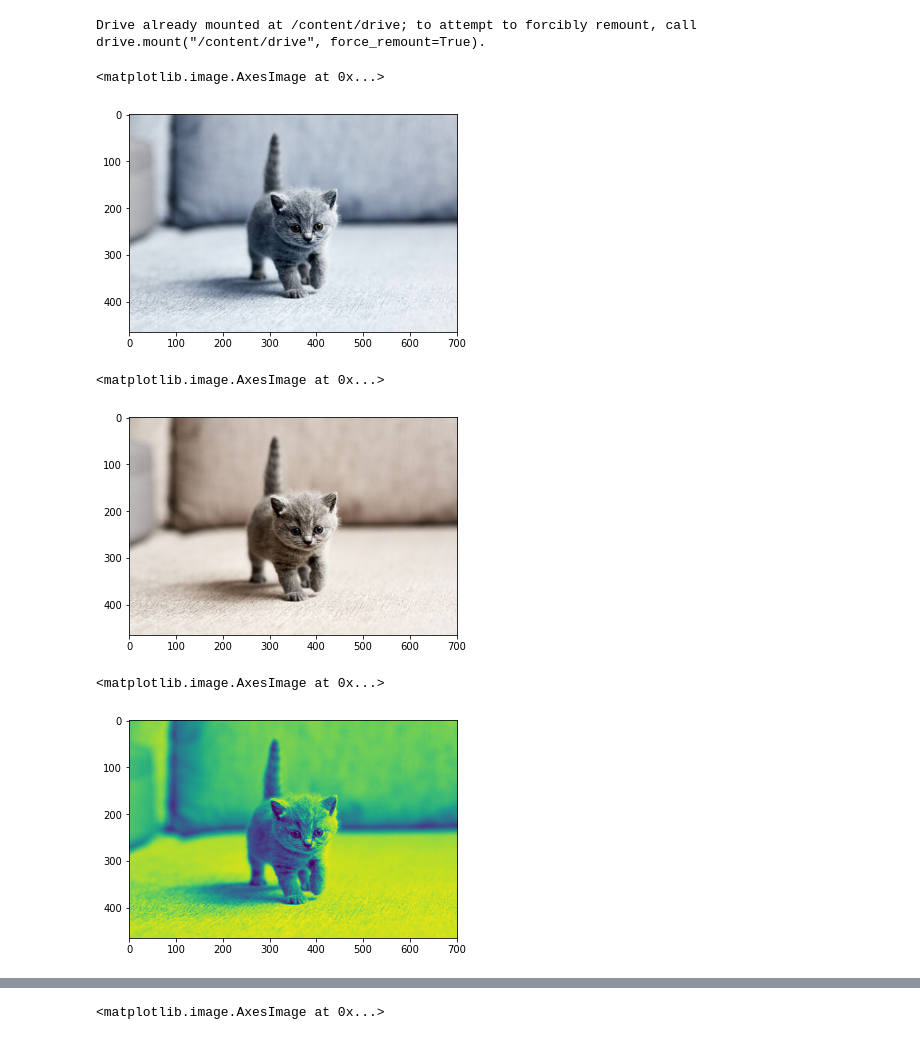
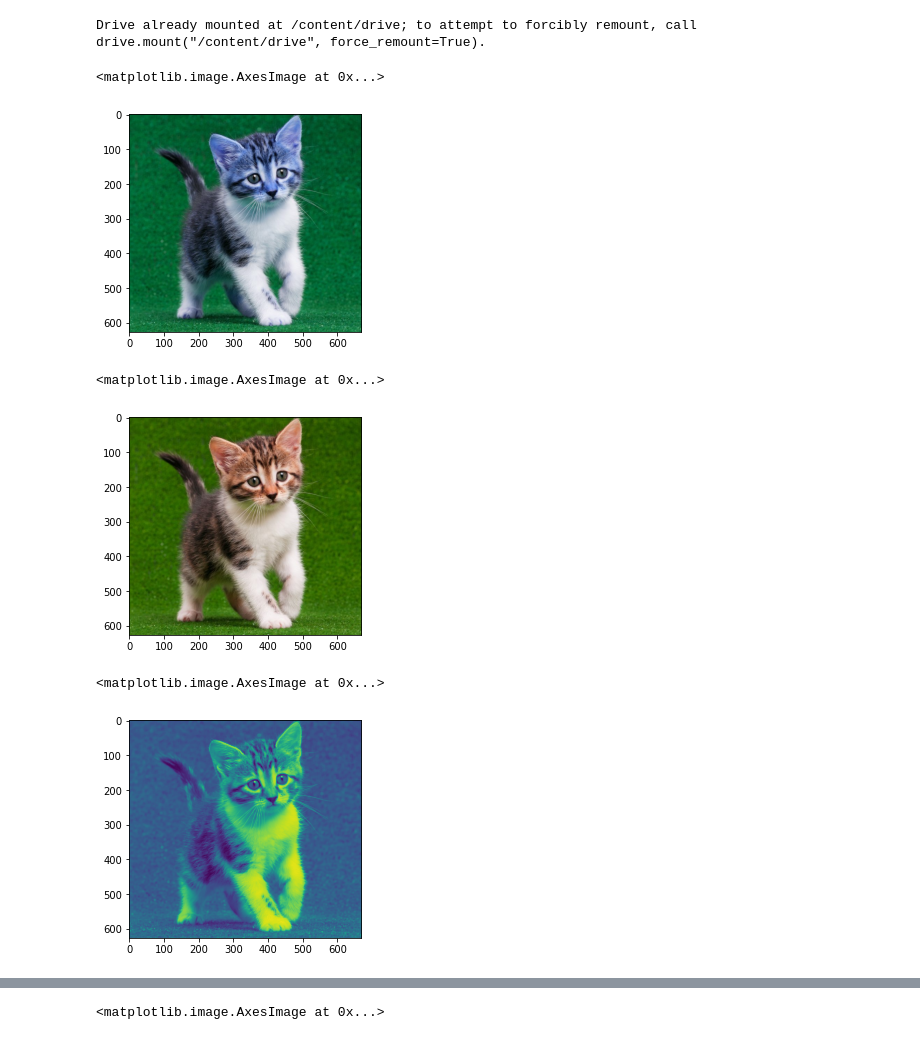
Before and after one commit to Zwarzen/PCVK_Genap_2022, a Jupyter notebook: week2.ipynb, the cells around one changed output, grey strips where cells are left out. Cells and saved outputs as stored; diff of their text form; code cells hidden in the pictures.

```diff
--- a/week2.ipynb
+++ b/week2.ipynb
@@ -15,25 +15,25 @@ Drive already mounted at /content/drive; to attempt to forcibly remount, call dr
 # %%
 import cv2 as cv
 from google.colab.patches import cv2_imshow
 from skimage import io
 import matplotlib.pyplot as plt
 import numpy as np
-img = cv.imread('/content/drive/MyDrive/PCVK_MM/Images/kitten01.jpg')
-plt.imshow(img)
+risang = cv.imread('/content/drive/MyDrive/PCVK_MM/Images/Images/kitten01.jpg')
+plt.imshow(risang)
 # %% [output]
 <matplotlib.image.AxesImage at 0x...>
-[figure, old version]
+[figure, new version]
 # %%
-img2 = img
-img3 = cv.cvtColor(img,cv.COLOR_BGR2RGB) # konversi chanel BGR -> RGB
-plt.imshow(img3)
+risang2 = risang  # risang = variabel gambar
+risang3 = cv.cvtColor(risang,cv.COLOR_BGR2RGB) # konversi chanel BGR -> RGB
+plt.imshow(risang3)
 # %% [output]
 <matplotlib.image.AxesImage at 0x...>
-[figure, old version]
+[figure, new version]
 # %%
-img_gray = cv.imread('/content/drive/MyDrive/PCVK_MM/Images/kitten01.jpg', cv.IMREAD_GRAYSCALE)
-plt.imshow(img_gray)
+risang_gray = cv.imread('/content/drive/MyDrive/PCVK_MM/Images/Images/kitten01.jpg', cv.IMREAD_GRAYSCALE) # cv.IMREAD_GRAYSCALE = membaca img dalam grayscale
+plt.imshow(risang_gray)
 # %% [output]
 <matplotlib.image.AxesImage at 0x...>
-[figure, old version]
+[figure, new version]
 # %%
```
Also changed, not shown: parts of 23 cells of this notebook.
